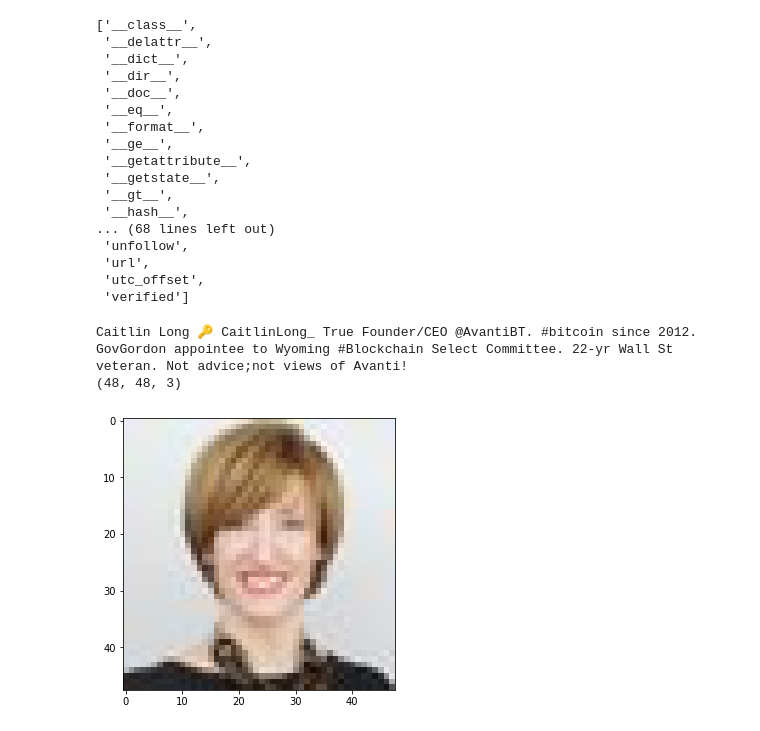
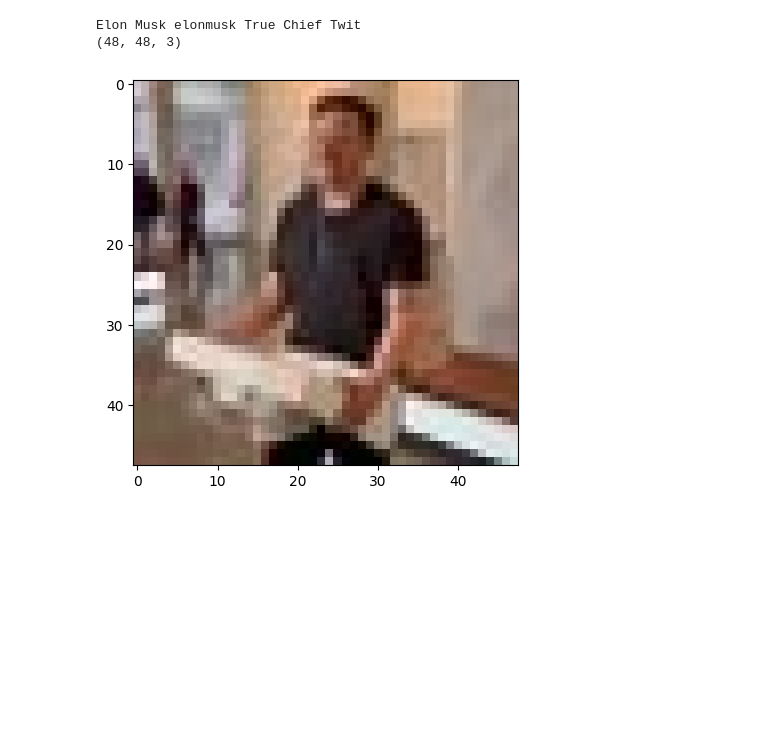
Before and after one commit to pangyuteng/twitter-crypto-scam-detector, a Jupyter notebook: playground.ipynb, the cells around one changed output. Saved outputs shown, nothing was run; the diff lists cells and outputs as text; code cells hidden in the pictures; blank space fills up the shorter version.

Commit message:
update image search match understanding

```diff
--- a/playground.ipynb
+++ b/playground.ipynb
@@ -7,6 +16,6 @@ from tqdm.notebook import tqdm
 # %%
 with open('apikey.yml','r') as f:
-    secret = yaml.load(f.read())
+    secret = yaml.safe_load(f.read())
 
 consumer_key = secret['consumer_key']
 consumer_secret = secret['consumer_secret_key']
@@ -41,48 +28,21 @@ these are fun https://t.co/DEAcQsHogS
-# %%
-user = api.get_user('twitter')
-# %%
-dir(user)
-# %% [output]
-['__class__',
- '__delattr__',
- '__dict__',
- '__dir__',
- '__doc__',
- '__eq__',
- '__format__',
- '__ge__',
- '__getattribute__',
- '__getstate__',
- '__gt__',
- '__hash__',
-... (68 lines left out)
- 'unfollow',
- 'url',
- 'utc_offset',
- 'verified']
 # %%
-import os
-import tempfile
-import imageio
-import requests
+def get_user_info(screen_name,res=None):
+    user = api.get_user(screen_name=screen_name)
+    if res == 'high':
+        url = user.profile_image_url.replace('_normal.jpg','_400x400.jpg')
+    else:
+        url = user.profile_image_url
+    profile_image = get_image(url)
+    return user,profile_image
 
 def get_image(profile_url):
     with tempfile.TemporaryDirectory() as tmpdirname:
         response = requests.get(profile_url)
         filepath = os.path.join(tmpdirname,'profile.jpg')
-        with open(filepath,'wb') as f:
-            f.write(response.content)
-        image=imageio.imread(filepath)
-        return image
-
-import matplotlib.pyplot as plt
-%matplotlib inline
+        if response.status_code == 200:
+            with open(filepath,'wb') as f:
+                f.write(response.content)
+            image=iio.v3.imread(filepath)
+            return image
+        else:
+            return None
-# %%
-def get_user_info(screen_name,res=None):
-    user = api.get_user(screen_name)
-    if res == 'high':
-        url = user.profile_image_url.replace('_normal.jpg','_400x400.jpg')
-    else:
-        url = user.profile_image_url
-    profile_image = get_image(url)
-    return user,profile_image
@@ -93,11 +53,14 @@ def get_user_info(screen_name,res=None):
 # %%
-user,profile_image = get_user_info('@CaitlinLong_')
+# @lexfridman
+screen_name = 'elonmusk'
+include_entities = True
+user,profile_image = get_user_info(screen_name)
 
 print(user.name,user.screen_name,user.verified,user.description)
 plt.figure(figsize=(5,5))
 _=plt.imshow(profile_image)
 print(profile_image.shape)
 # %% [output]
-Caitlin Long 🔑 CaitlinLong_ True Founder/CEO @AvantiBT. #bitcoin since 2012. GovGordon appointee to Wyoming #Blockchain Select Committee. 22-yr Wall St veteran. Not advice;not views of Avanti!
+Elon Musk elonmusk True Chief Twit
 (48, 48, 3)
-[figure, old version]
+[figure, new version]
```
Also changed, not shown: parts of 19 cells of this notebook, 2 other files.
